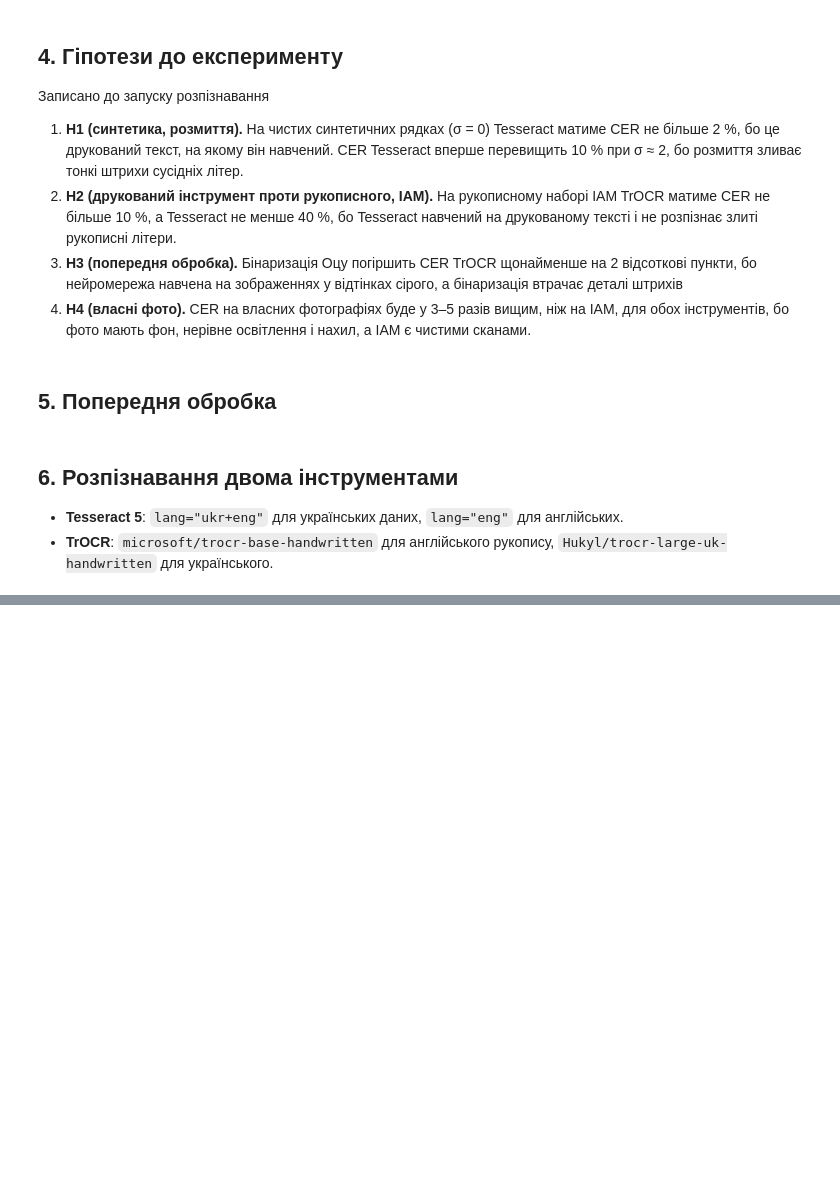
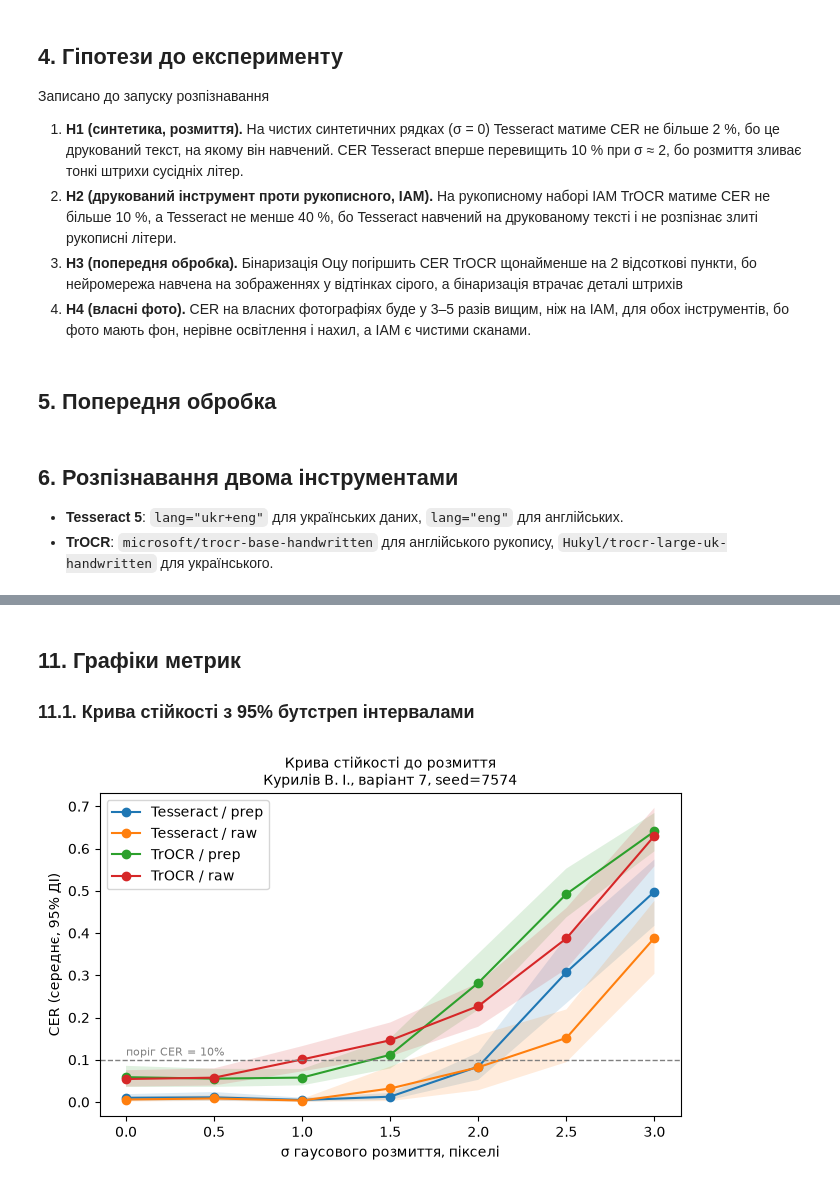
Before and after one commit to vladyslavkuryliv/AIinDI_lab3, a Jupyter notebook: lab3.ipynb, the cells around one changed output, grey strips where cells are left out. Cells and saved outputs as stored; diff of their text form; code cells hidden in the pictures; blank space fills up the shorter version.

Commit message:
Add experiments, plots and conclusions

```diff
--- a/lab3.ipynb
+++ b/lab3.ipynb
@@ -182,8 +182,7 @@ def ocr_tesseract(img, lang="ukr+eng", psm=7):
     t0 = time.perf_counter()
     d = pytesseract.image_to_data(img, lang=lang, config=f"--oem 1 --psm {psm}",
                                   output_type=pytesseract.Output.DICT)
-    words = [(w, float(c)) for w, c in zip(d["text"], d["conf"])
-             if w.strip() and float(c) >= 0]
+    words = [(w, float(c)) for w, c in zip(d["text"], d["conf"]) if w.strip() and float(c) >= 0]
     text = " ".join(w for w, _ in words)
     conf = np.mean([c for _, c in words]) / 100 if words else 0.0
     return text, conf, time.perf_counter() - t0
@@ -205,8 +204,7 @@ def ocr_trocr(img, lang="uk"):
     rgb = Image.fromarray(img).convert("RGB")
     px = proc(images=rgb, return_tensors="pt").pixel_values.to(DEVICE)
     with torch.no_grad():
-        out = model.generate(px, max_new_tokens=128, num_beams=1,
-                             output_scores=True, return_dict_in_generate=True)
+        out = model.generate(px, max_new_tokens=128, num_beams=1, output_scores=True, return_dict_in_generate=True)
     scores = model.compute_transition_scores(out.sequences, out.scores, normalize_logits=True)
     text = proc.batch_decode(out.sequences, skip_special_tokens=True)[0]
     conf = float(scores[0].exp().mean())   # середня ймовірність токенів
@@ -213,0 +301,16 @@ def ocr_trocr(img, lang="uk"):
+# %%
+ENGINES_EN = {"Tesseract": lambda im: ocr_tesseract(im, "eng"),
+              "TrOCR": lambda im: ocr_trocr(im, "en")}
+rows = []
+for r in iam.itertuples():
+    img = cv2.imread(r.path, cv2.IMREAD_GRAYSCALE)
+    for eng, fn in ENGINES_EN.items():
+        for prep_name, steps in PREP.items():
+            text, conf, sec = fn(preprocess(img, steps))
+            rows.append({"idx": r.idx, "engine": eng, "prep": prep_name,
+                         "gt": r.gt, "pred": text, "conf": conf, "sec": sec})
+res_iam = pd.DataFrame(rows)
+res_iam["cer"] = [cer(g, p) for g, p in zip(res_iam["gt"], res_iam["pred"])]
+res_iam["wer"] = [wer(g, p) for g, p in zip(res_iam["gt"], res_iam["pred"])]
+res_iam.to_csv("results_iam.csv", index=False)
+res_iam.groupby(["engine", "prep"])[["cer", "wer", "sec"]].mean().round(3)
@@ -213,0 +447,26 @@ def ocr_trocr(img, lang="uk"):
+# %% [markdown]
+## 11. Графіки метрик
+
+### 11.1. Крива стійкості з 95% бутстреп інтервалами
+# %%
+def boot_ci(x, n_boot=2000, alpha=0.05):
+    x = np.asarray(x)
+    means = rng.choice(x, size=(n_boot, len(x)), replace=True).mean(axis=1)
+    return np.quantile(means, [alpha / 2, 1 - alpha / 2])
+
+fig, ax = plt.subplots(figsize=(7.5, 4.2))
+for (eng, prep), g in res.groupby(["engine", "prep"]):
+    by_lvl = g.groupby("level")["cer"]
+    mean = by_lvl.mean()
+    ci = np.array([boot_ci(v) for _, v in by_lvl])
+    ax.plot(mean.index, mean.values, marker="o", label=f"{eng} / {prep}")
+    ax.fill_between(mean.index, ci[:, 0], ci[:, 1], alpha=0.15)
+ax.axhline(0.10, ls="--", c="grey", lw=1)
+ax.text(LEVELS[0], 0.11, "поріг CER = 10%", color="grey", fontsize=8)
+ax.set_xlabel("σ гаусового розмиття, пікселі")
+ax.set_ylabel("CER (середнє, 95% ДІ)")
+ax.legend()
+stamp(ax, "Крива стійкості до розмиття")
+fig.savefig("figures/fig1_robustness.png", dpi=150, bbox_inches="tight")
+# %% [output]
+[figure, added]
```
Also changed, not shown: parts of 42 cells of this notebook, 13 other files.
